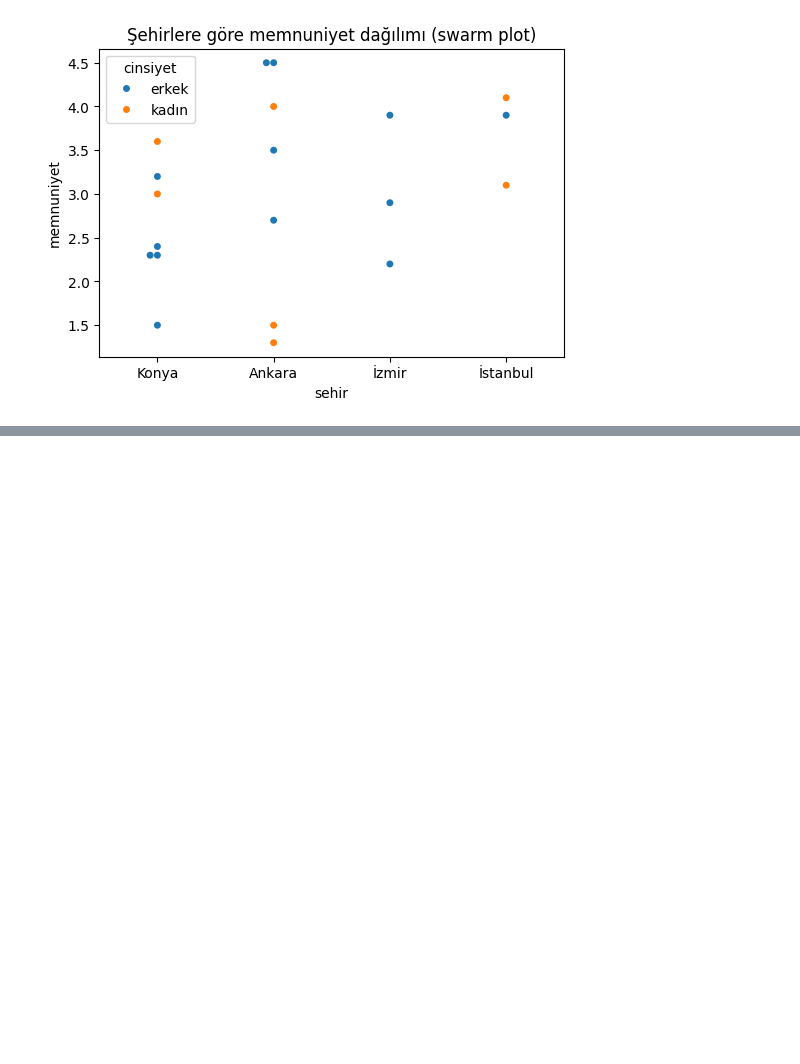
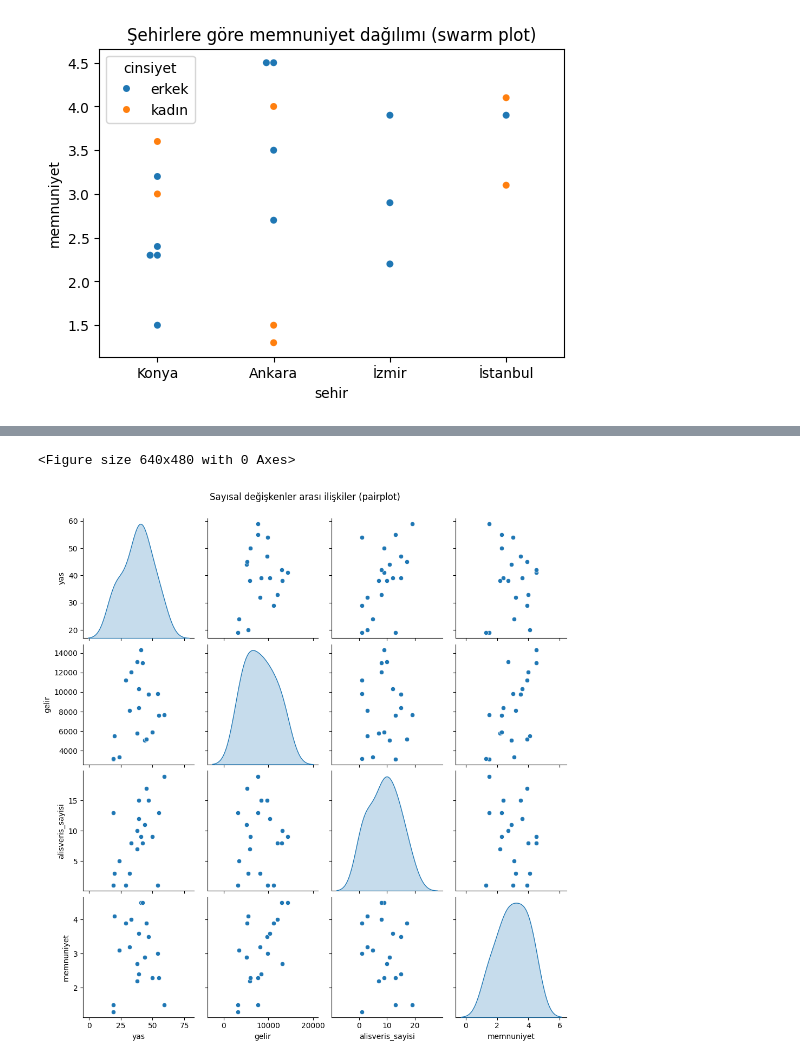
Before and after one commit to ArsenLupen53/GYZU-BTK-codespace, a Jupyter notebook: veri_seti_inceleme/veri_seti_ilk_islemler_gorsellestirme.ipynb, the cells around one changed output, grey strips where cells are left out. Cells and saved outputs as stored; diff of their text form; code cells hidden in the pictures; blank space fills up the shorter version.

```diff
--- a/veri_seti_inceleme/veri_seti_ilk_islemler_gorsellestirme.ipynb
+++ b/veri_seti_inceleme/veri_seti_ilk_islemler_gorsellestirme.ipynb
@@ -520,0 +548,9 @@ plt.show()
+# %%
+#pair plot - çoklu sayısal değişken ilişkisi
+plt.figure()
+sns.pairplot(veri[["yas","gelir","alisveris_sayisi","memnuniyet"]],diag_kind="kde")
+plt.suptitle("Sayısal değişkenler arası ilişkiler (pairplot)",y=1.03)
+plt.show()
+# %% [output]
+<Figure size 640x480 with 0 Axes>
+[figure, added]
```
Also changed, not shown: parts of 14 cells of this notebook.
